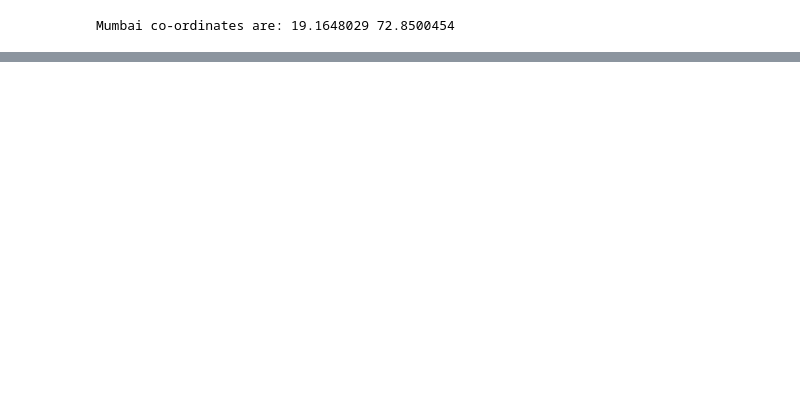
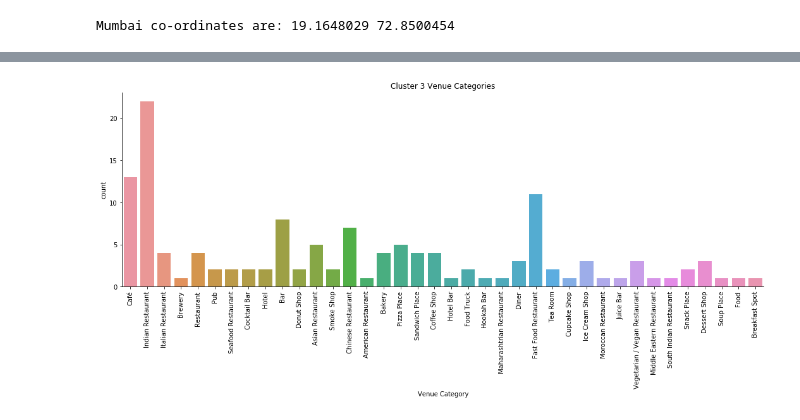
Before and after one commit to ShriKadam/Coursera_Capstone, a Jupyter notebook: Beriyan_Mumbai_Expansion_Strategy.ipynb, the cells around one changed output, grey strips where cells are left out. Drawn from its saved outputs; the diff is of its cells as text; code cells hidden in the pictures; blank space fills up the shorter version.

```diff
--- a/Beriyan_Mumbai_Expansion_Strategy.ipynb
+++ b/Beriyan_Mumbai_Expansion_Strategy.ipynb
@@ -147,0 +641,7 @@ map_mumbai
+# %%
+c3 = sns.catplot(x="Venue Category", kind="count", data=mum_bai_three, height=5, aspect=3)
+c3.set_xticklabels(rotation=90, fontsize=10)
+plt.title("Cluster 3 Venue Categories")
+plt.show()
+# %% [output]
+[figure, added]
```
Also changed, not shown: parts of 64 cells of this notebook.
